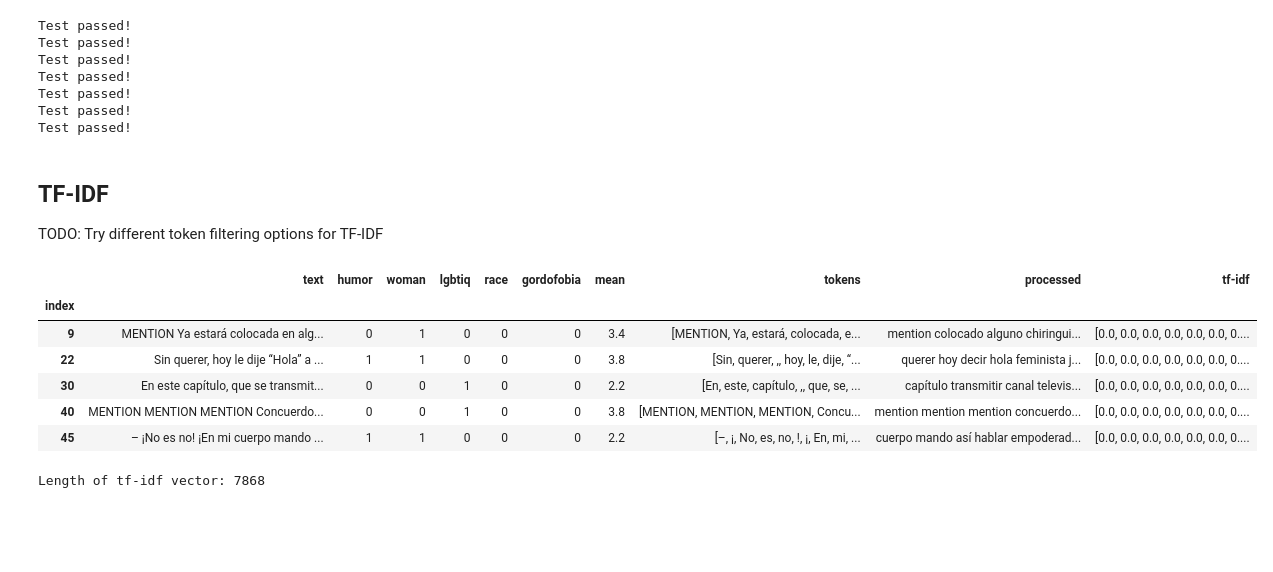
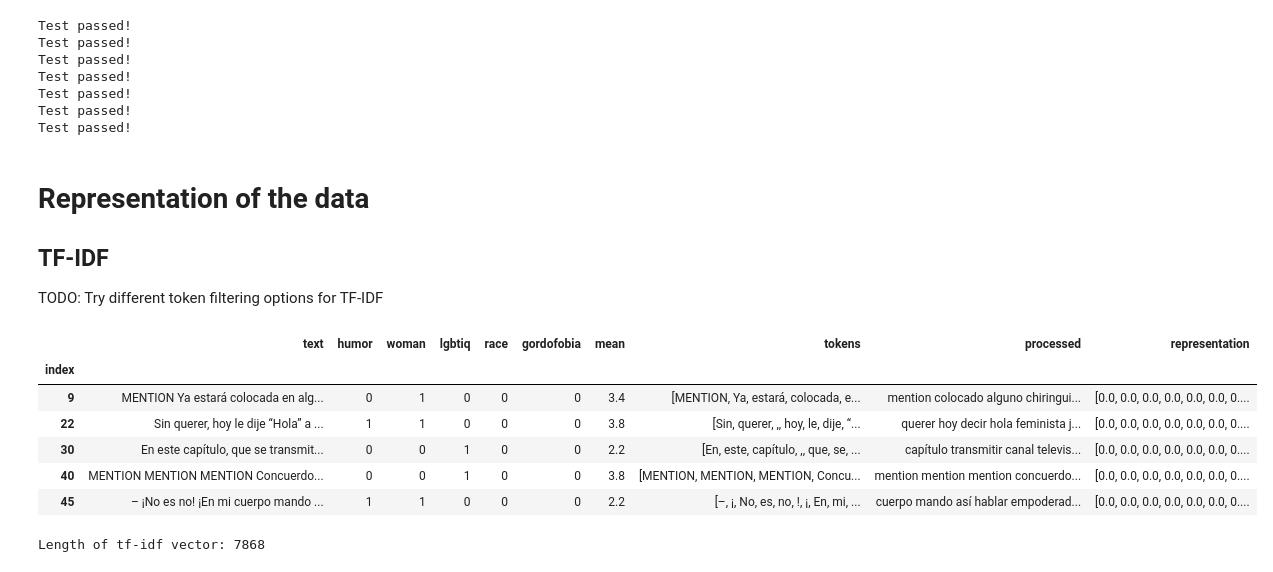
Before and after one commit to steciuk/LNR-hurftul-humor-detector, a Jupyter notebook: project.ipynb, the cells around one changed output. Cells and saved outputs as stored; diff of their text form; code cells hidden in the pictures; blank space fills up the shorter version.

```diff
--- a/project.ipynb
+++ b/project.ipynb
@@ -222,30 +222,31 @@ Test passed!
 Test passed!
 Test passed!
 # %% [markdown]
+# Representation of the data
 ## TF-IDF
 TODO: Try different token filtering options for TF-IDF
 # %%
 # Remove stopwords, punctuations, emojis, numbers, newlines and spaces
 tf_idf_df = parsed_df.copy()
 tf_idf_df['processed'] = filter_tokens(tf_idf_df['tokens'], [Filter.PUNCT, Filter.STOPWORDS, Filter.EMOJI, Filter.NUMBER, Filter.NEWLINE, Filter.SPACE])
 
 # Use lemmas instead of tokens
 tf_idf_df['processed'] = tf_idf_df['processed'].apply(lambda tokens: [token.lemma_ for token in tokens])
 
 # Concat all tokens into a single string
 # This is needed for the TF-IDF vectorizer
 tf_idf_df['processed'] = tf_idf_df['processed'].apply(lambda tokens: ' '.join(tokens))
 
 # lowercase
 tf_idf_df['processed'] = tf_idf_df['processed'].apply(lambda tokens: tokens.lower())
 
 # TF-IDF vectorizer
 tf_idf_vectorizer = TfidfVectorizer()
-tf_idf_df["tf-idf"] = tf_idf_vectorizer.fit_transform(tf_idf_df['processed']).toarray().tolist()
+tf_idf_df["representation"] = tf_idf_vectorizer.fit_transform(tf_idf_df['processed']).toarray().tolist()
 
 display(tf_idf_df.head())
 # %% [output]
-|  | text | humor | woman | lgbtiq | race | gordofobia | mean | tokens | processed | tf-idf |
+|  | text | humor | woman | lgbtiq | race | gordofobia | mean | tokens | processed | representation |
 | index |  |  |  |  |  |  |  |  |  |  |
 | 9 | MENTION Ya estará colocada en alg... | 0 | 1 | 0 | 0 | 0 | 3.4 | [MENTION, Ya, estará, colocada, e... | mention colocado alguno chiringui... | [0.0, 0.0, 0.0, 0.0, 0.0, 0.0, 0.... |
 | 22 | Sin querer, hoy le dije “Hola” a ... | 1 | 1 | 0 | 0 | 0 | 3.8 | [Sin, querer, ,, hoy, le, dije, “... | querer hoy decir hola feminista j... | [0.0, 0.0, 0.0, 0.0, 0.0, 0.0, 0.... |
```
Also changed, not shown: parts of 37 cells of this notebook, 4 other files.
